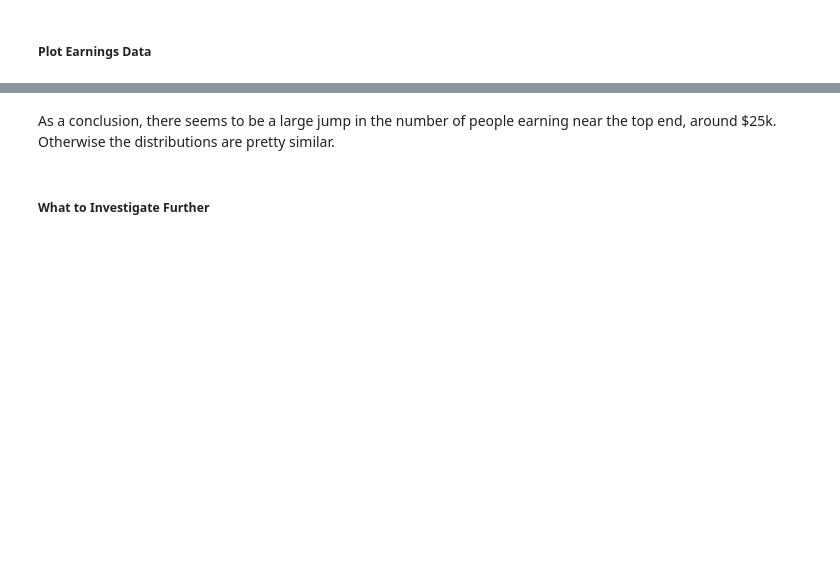
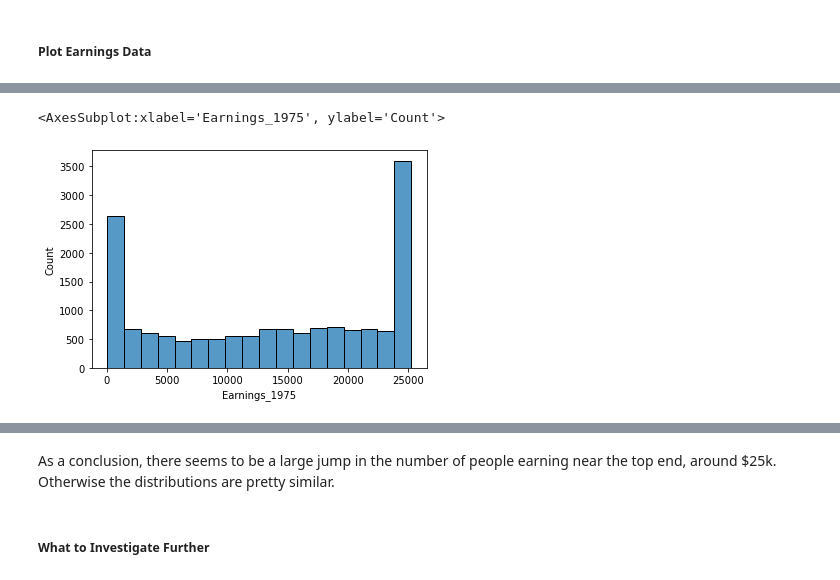
Before and after one commit to twelsah2011/BSIP_Assignment_1_Students, a Jupyter notebook: stats_asn_1_stud_temp.ipynb, the cells around one changed output, grey strips where cells are left out. Drawn from its saved outputs; the diff is of its cells as text; code cells hidden in the pictures; blank space fills up the shorter version.

```diff
--- a/stats_asn_1_stud_temp.ipynb
+++ b/stats_asn_1_stud_temp.ipynb
@@ -174,0 +270,6 @@ df['Age'].median ( )
+# %%
+df_1975 = pd.read_csv("LabourTrainingEvaluationData.csv")
+sns.histplot(df_1975['Earnings_1975'])
+# %% [output]
+<AxesSubplot:xlabel='Earnings_1975', ylabel='Count'>
+[figure, added]
```
Also changed, not shown: parts of 14 cells of this notebook.
